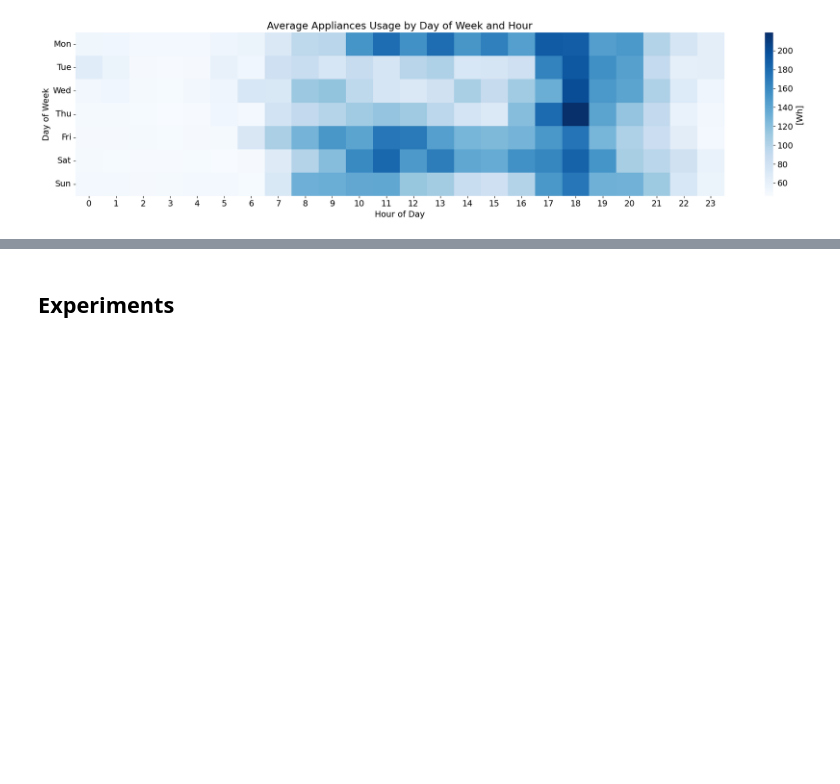
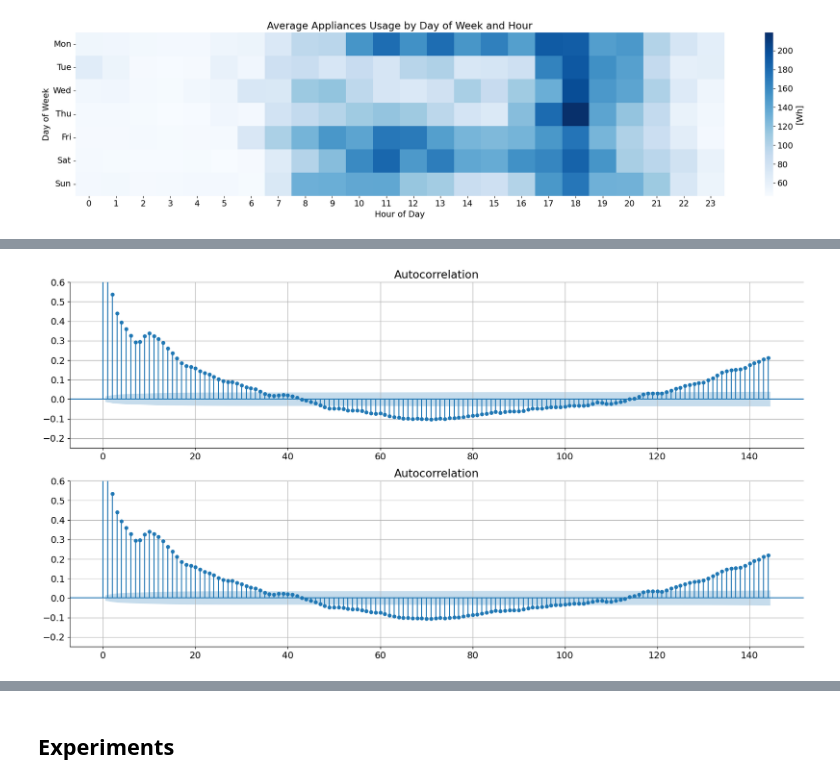
Before and after one commit to k-katarzyna/Appliances_Energy_Prediction, a Jupyter notebook: Appliances_energy_prediction/energy_main.ipynb, the cells around one changed output, grey strips where cells are left out. Drawn from its saved outputs; the diff is of its cells as text; code cells hidden in the pictures; blank space fills up the shorter version.

```diff
--- a/Appliances_energy_prediction/energy_main.ipynb
+++ b/Appliances_energy_prediction/energy_main.ipynb
@@ -212,0 +154,10 @@ plot_weekly_data(enhanced_data, week=2, variables=['Appliances', 'lights', 'T1',
+# %%
+fig, ax = plt.subplots(2, 1, figsize=(20, 10))
+sm.graphics.tsa.plot_acf(enhanced_data['Appliances'], ax=ax[0], lags=144)
+sm.graphics.tsa.plot_acf(enhanced_data['Appliances_24'], ax=ax[1], lags=144)
+for ax in [ax[0], ax[1]]:
+    ax.grid(True)
+    ax.set_ylim(-0.25, 0.6)
+plt.show()
+# %% [output]
+[figure, added]
```
Also changed, not shown: parts of 51 cells of this notebook, 2 other files.
